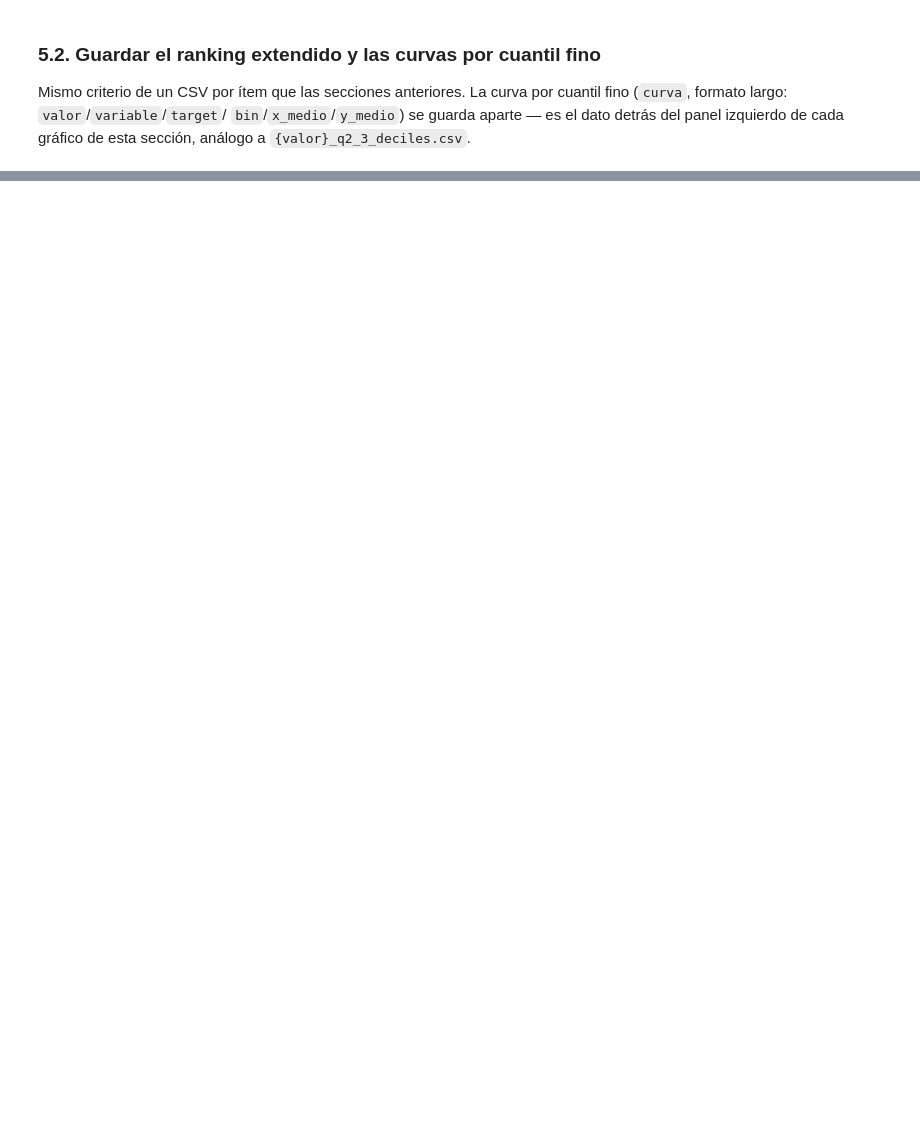
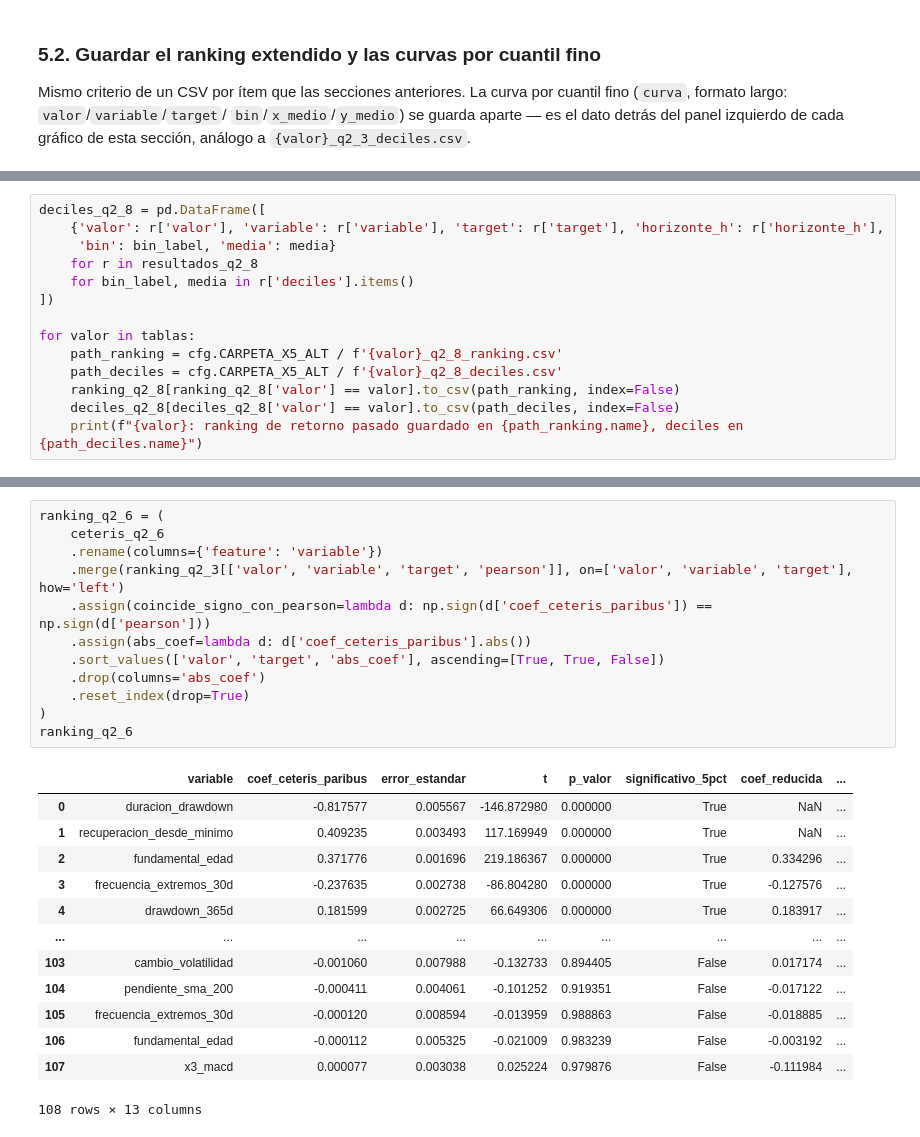
Before and after one commit to mavaldivia/Alginvesting, a Jupyter notebook: scripts/X5_Q2.ipynb, the cells around one changed output, grey strips where cells are left out. Saved outputs shown, nothing was run; the diff lists cells and outputs as text; blank space fills up the shorter version.

```diff
--- a/scripts/X5_Q2.ipynb
+++ b/scripts/X5_Q2.ipynb
@@ -779,0 +924,14 @@ for valor in tablas:
+# %%
+deciles_q2_8 = pd.DataFrame([
+    {'valor': r['valor'], 'variable': r['variable'], 'target': r['target'], 'horizonte_h': r['horizonte_h'],
+     'bin': bin_label, 'media': media}
+    for r in resultados_q2_8
+    for bin_label, media in r['deciles'].items()
+])
+
+for valor in tablas:
+    path_ranking = cfg.CARPETA_X5_ALT / f'{valor}_q2_8_ranking.csv'
+    path_deciles = cfg.CARPETA_X5_ALT / f'{valor}_q2_8_deciles.csv'
+    ranking_q2_8[ranking_q2_8['valor'] == valor].to_csv(path_ranking, index=False)
+    deciles_q2_8[deciles_q2_8['valor'] == valor].to_csv(path_deciles, index=False)
+    print(f"{valor}: ranking de retorno pasado guardado en {path_ranking.name}, deciles en {path_deciles.name}")
@@ -779,0 +1136,26 @@ for valor in tablas:
+# %%
+ranking_q2_6 = (
+    ceteris_q2_6
+    .rename(columns={'feature': 'variable'})
+    .merge(ranking_q2_3[['valor', 'variable', 'target', 'pearson']], on=['valor', 'variable', 'target'], how='left')
+    .assign(coincide_signo_con_pearson=lambda d: np.sign(d['coef_ceteris_paribus']) == np.sign(d['pearson']))
+    .assign(abs_coef=lambda d: d['coef_ceteris_paribus'].abs())
+    .sort_values(['valor', 'target', 'abs_coef'], ascending=[True, True, False])
+    .drop(columns='abs_coef')
+    .reset_index(drop=True)
+)
+ranking_q2_6
+# %% [output]
+|  | variable | coef_ceteris_paribus | error_estandar | t | p_valor | significativo_5pct | coef_reducida | ... |
+| 0 | duracion_drawdown | -0.817577 | 0.005567 | -146.872980 | 0.000000 | True | NaN | ... |
+| 1 | recuperacion_desde_minimo | 0.409235 | 0.003493 | 117.169949 | 0.000000 | True | NaN | ... |
+| 2 | fundamental_edad | 0.371776 | 0.001696 | 219.186367 | 0.000000 | True | 0.334296 | ... |
+| 3 | frecuencia_extremos_30d | -0.237635 | 0.002738 | -86.804280 | 0.000000 | True | -0.127576 | ... |
+| 4 | drawdown_365d | 0.181599 | 0.002725 | 66.649306 | 0.000000 | True | 0.183917 | ... |
+| ... | ... | ... | ... | ... | ... | ... | ... | ... |
+| 103 | cambio_volatilidad | -0.001060 | 0.007988 | -0.132733 | 0.894405 | False | 0.017174 | ... |
+| 104 | pendiente_sma_200 | -0.000411 | 0.004061 | -0.101252 | 0.919351 | False | -0.017122 | ... |
+| 105 | frecuencia_extremos_30d | -0.000120 | 0.008594 | -0.013959 | 0.988863 | False | -0.018885 | ... |
+| 106 | fundamental_edad | -0.000112 | 0.005325 | -0.021009 | 0.983239 | False | -0.003192 | ... |
+| 107 | x3_macd | 0.000077 | 0.003038 | 0.025224 | 0.979876 | False | -0.111984 | ... |
+108 rows × 13 columns
```
Also changed, not shown: parts of 26 cells of this notebook, 5 other files.
